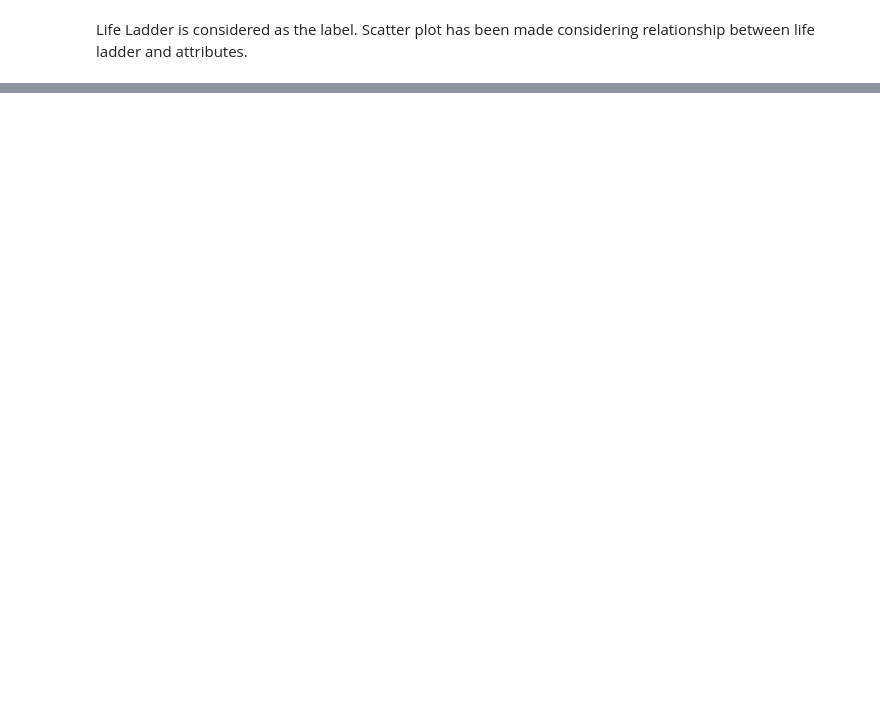
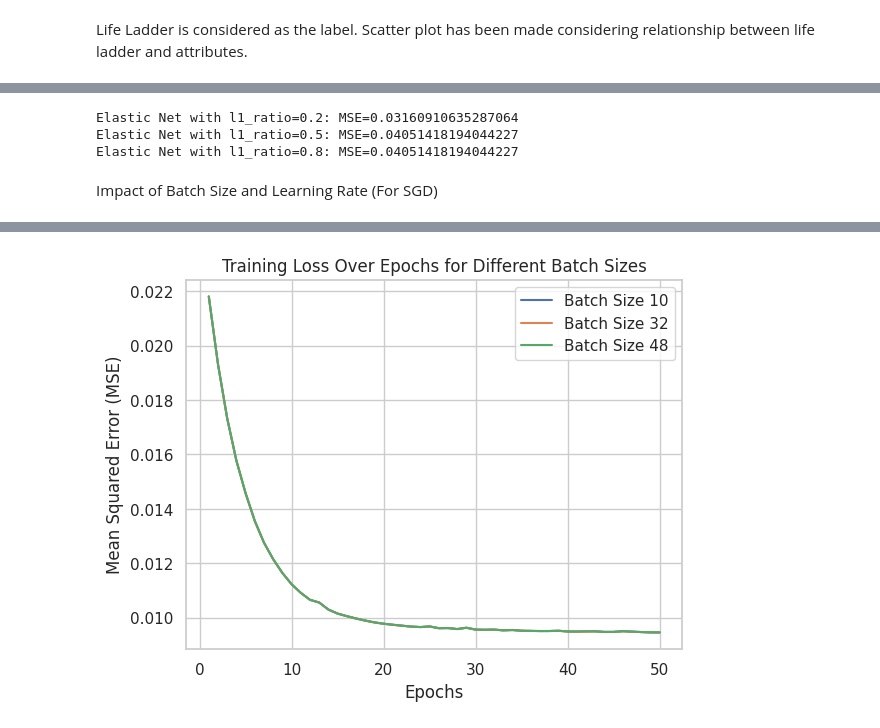
Before and after one commit to prathameshhire/Happiness, a Jupyter notebook: Happiness.ipynb, the cells around one changed output, grey strips where cells are left out. Cells and saved outputs as stored; diff of their text form; code cells hidden in the pictures; blank space fills up the shorter version.

```diff
--- a/Happiness.ipynb
+++ b/Happiness.ipynb
@@ -296,0 +638,78 @@ author ~ askadam
+# %%
+from sklearn.linear_model import ElasticNet
+
+l1_ratios = [0.2, 0.5, 0.8]
+for l1_ratio in l1_ratios:
+    elastic_net = ElasticNet(alpha=0.1, l1_ratio=l1_ratio)
+    scores = cross_val_score(elastic_net, X_train, y_train, cv=3, scoring='neg_mean_squared_error')
+    mse_elastic_net = -scores.mean()
+    print(f"Elastic Net with l1_ratio={l1_ratio}: MSE={mse_elastic_net}")
+# %% [output]
+Elastic Net with l1_ratio=0.2: MSE=0.03160910635287064
+Elastic Net with l1_ratio=0.5: MSE=0.04051418194044227
+Elastic Net with l1_ratio=0.8: MSE=0.04051418194044227
+# %% [markdown]
+Impact of Batch Size and Learning Rate (For SGD)
+# %%
+from sklearn.linear_model import SGDRegressor
+from sklearn.metrics import mean_squared_error
+from sklearn.utils import shuffle
+import numpy as np
+import matplotlib.pyplot as plt
+
+# Assuming X_train and y_train are already defined and preprocessed
+X_train_np = X_train.to_numpy()  # Convert to NumPy array if it's not already
+y_train_np = y_train.to_numpy()  # Convert to NumPy array if it's not already
+
+n_epochs = 50  # Number of epochs (full passes over the data)
+batch_sizes = [10, 32, 48]  # Specific batch sizes to iterate over
+
+# Dictionary to store training losses for each batch size
+batch_size_losses = {}
+
+# Loop over each batch size
+for batch_size in batch_sizes:
+    n_batches = int(np.ceil(X_train_np.shape[0] / batch_size))  # Number of batches per epoch
+    training_losses = []  # Track training loss over iterations
+
+    # Reinitialize the SGD Regressor for each batch size
+    sgd_reg = SGDRegressor(max_iter=1, tol=1e-3, penalty=None, learning_rate="constant", eta0=0.001, random_state=42)
+
+    # Perform mini-batch gradient descent
+    for epoch in range(n_epochs):
+        # Shuffle the data at the beginning of each epoch
+        X_train_shuffled, y_train_shuffled = shuffle(X_train_np, y_train_np, random_state=epoch)
+
+        # Process each batch
+        for i in range(n_batches):
+            # Define the mini-batch
+            start_idx = i * batch_size
+            end_idx = min(start_idx + batch_size, X_train_np.shape[0])
+            X_batch = X_train_shuffled[start_idx:end_idx]
+            y_batch = y_train_shuffled[start_idx:end_idx]
+
+            # Perform a partial fit on the mini-batch
+            sgd_reg.partial_fit(X_batch, y_batch)
+
+        # Calculate and record the training loss after each epoch
+        y_train_pred = sgd_reg.predict(X_train_np)
+        training_loss = mean_squared_error(y_train_np, y_train_pred)
+        training_losses.append(training_loss)
+
+        # Print progress for each batch size and epoch
+        print(f"Batch Size {batch_size}, Epoch {epoch + 1}/{n_epochs}, Training Loss: {training_loss:.4f}")
+
+    # Store the losses for this batch size
+    batch_size_losses[batch_size] = training_losses
+
+# Plot training loss over epochs for each batch size
+for batch_size, losses in batch_size_losses.items():
+    plt.plot(range(1, n_epochs + 1), losses, label=f'Batch Size {batch_size}')
+
+plt.xlabel('Epochs')
+plt.ylabel('Mean Squared Error (MSE)')
+plt.title('Training Loss Over Epochs for Different Batch Sizes')
+plt.grid(True)
+plt.legend()
+plt.show()
+# %% [output]
@@ -296,0 +733 @@ author ~ askadam
+[figure, added]
```
Also changed, not shown: parts of 50 cells of this notebook.
